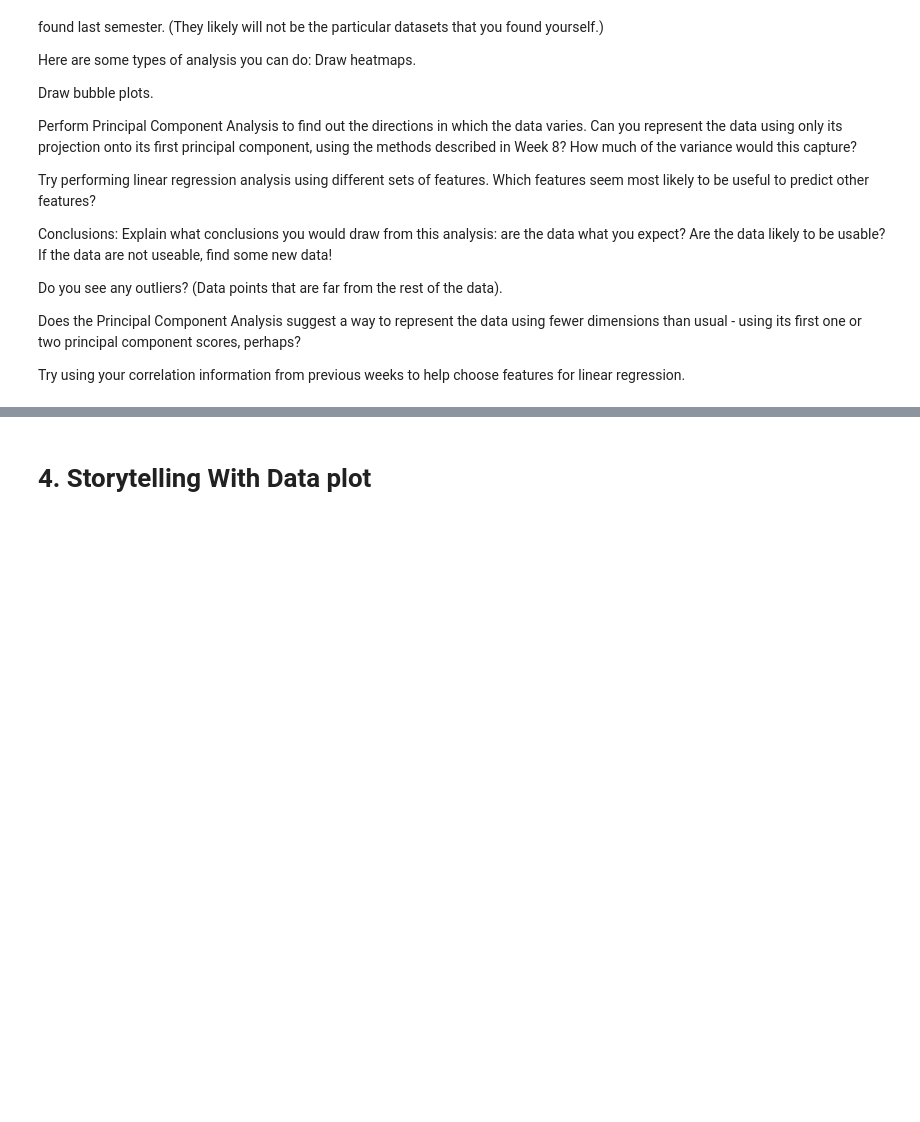
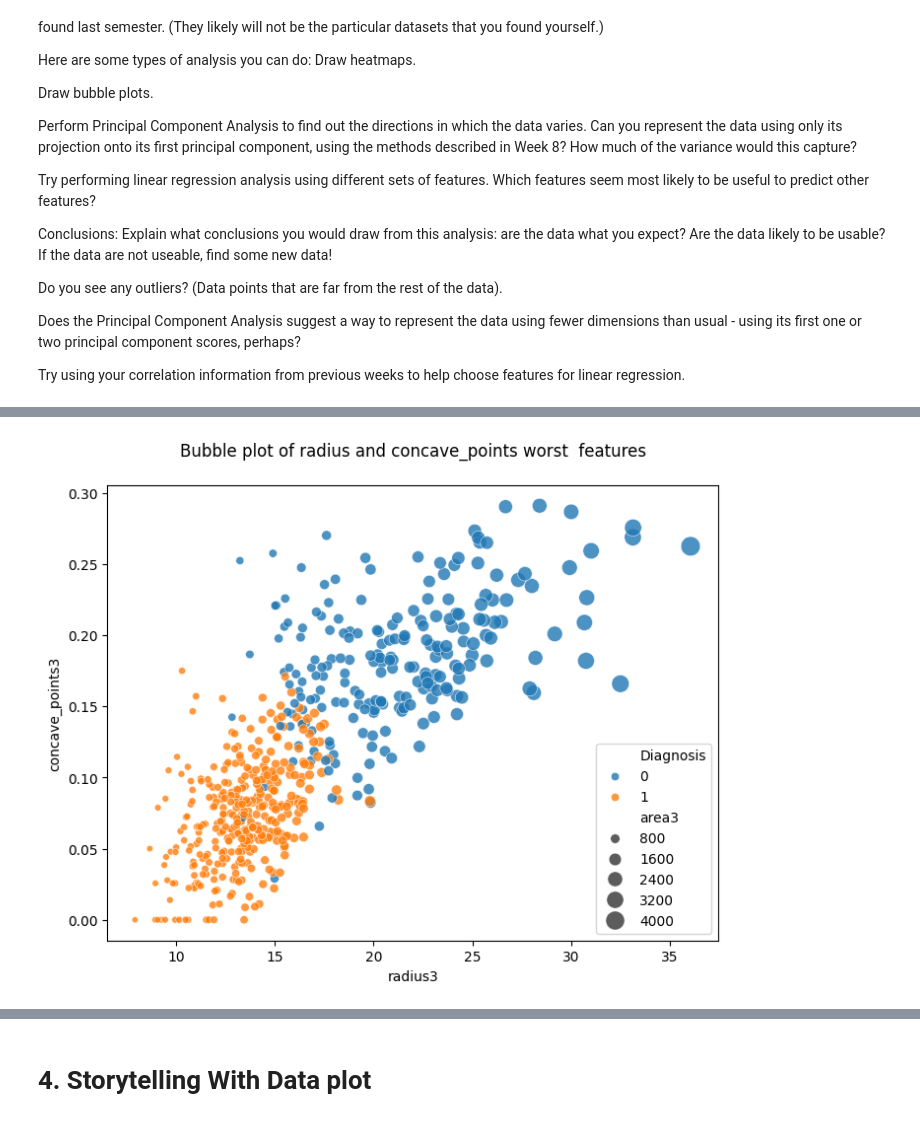
Before and after one commit to Jbaner/Module-B-semester-2, a Jupyter notebook: Week9.ipynb, the cells around one changed output, grey strips where cells are left out. Drawn from its saved outputs; the diff is of its cells as text; code cells hidden in the pictures; blank space fills up the shorter version.

```diff
--- a/Week9.ipynb
+++ b/Week9.ipynb
@@ -83,0 +130,8 @@ Try using your correlation information from previous weeks to help choose featur
+# %%
+#Draw bubble plots
+plt.figure(figsize=(8,6))
+sns.scatterplot(data=df_BreastCancer, x="radius3", y="concave_points3", size="area3", hue="Diagnosis", sizes=(20,200), alpha=0.8)
+plt.title("Bubble plot of radius and concave_points worst  features\n")
+plt.show()
+# %% [output]
+[figure, added]
```
Also changed, not shown: parts of 9 cells of this notebook.
